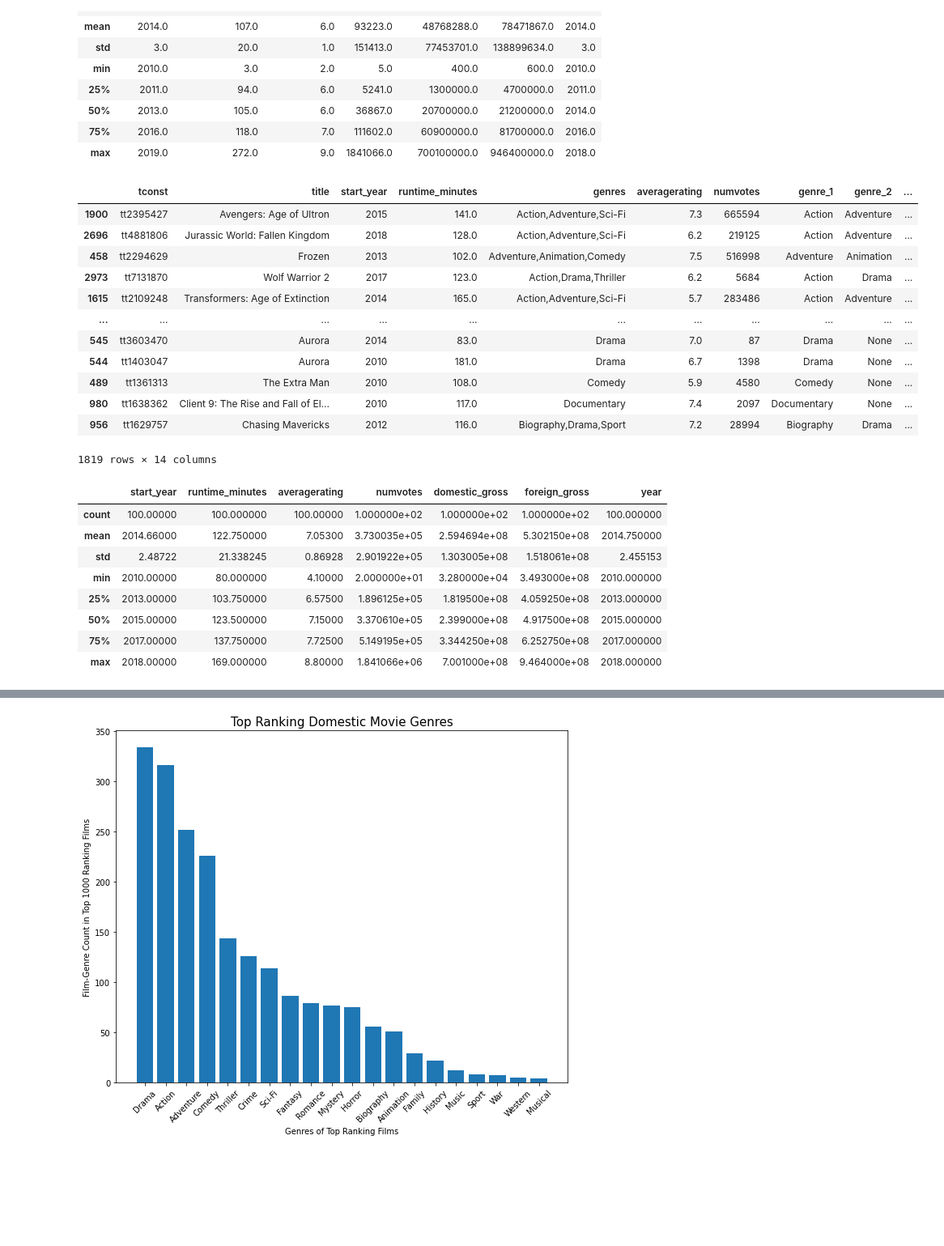
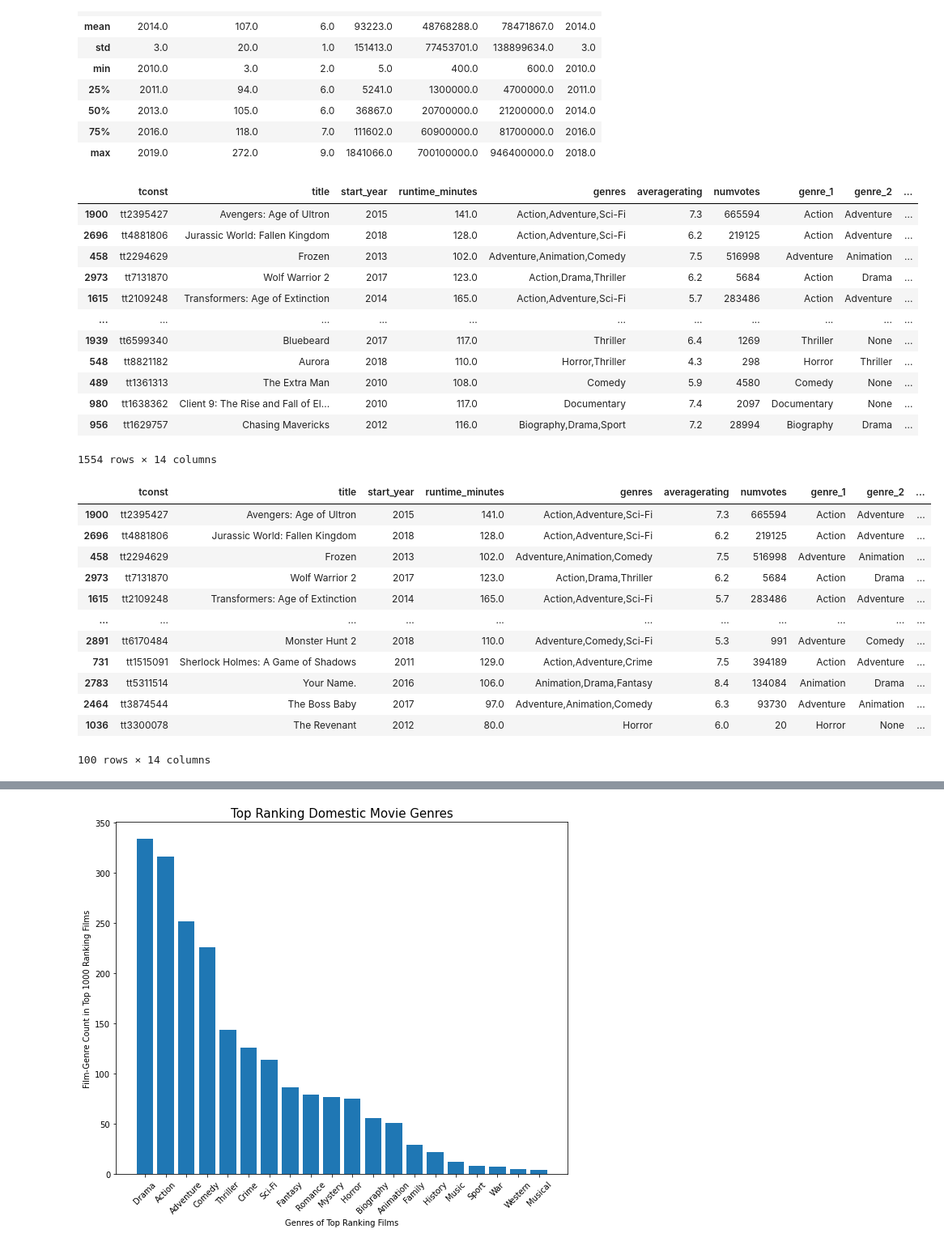
Before and after one commit to smashley-eakland/dsc-project-microsoft-analysis-phase1project, a Jupyter notebook: dsc-phase1project-microsoftmoviestudioanalysis-eakland.ipynb, the cells around one changed output, grey strips where cells are left out. Shown: that part at 81% size. Cells and saved outputs as stored; diff of their text form; code cells hidden in the pictures; blank space fills up the shorter version.

```diff
--- a/dsc-phase1project-microsoftmoviestudioanalysis-eakland.ipynb
+++ b/dsc-phase1project-microsoftmoviestudioanalysis-eakland.ipynb
@@ -584,6 +583,9 @@ foreign_films_df.describe().round()
 top_ten_foreign_films = foreign_films_df.sort_values(by=['foreign_gross'], ascending=False)
 #Genre counts for top_ten_foreign_films[['genre_1', 'genre_2', 'genre_3']].stack().value_counts()
 top_ten_foreign_films.drop(index=[456,457], inplace=True) #dropping duplicate Frozen values
+top_ten_foreign_films.loc[top_ten_foreign_films.duplicated(subset=['title'])]
+#dropping duplicate values
+top_ten_foreign_films.drop_duplicates(subset=['title'], inplace=True)
 top_ten_foreign_films
 # %% [output]
 |  | tconst | title | start_year | runtime_minutes | genres | averagerating | numvotes | genre_1 | genre_2 | ... |
@@ -593,28 +595,29 @@ top_ten_foreign_films
 | 2973 | tt7131870 | Wolf Warrior 2 | 2017 | 123.0 | Action,Drama,Thriller | 6.2 | 5684 | Action | Drama | ... |
 | 1615 | tt2109248 | Transformers: Age of Extinction | 2014 | 165.0 | Action,Adventure,Sci-Fi | 5.7 | 283486 | Action | Adventure | ... |
 | ... | ... | ... | ... | ... | ... | ... | ... | ... | ... | ... |
-| 545 | tt3603470 | Aurora | 2014 | 83.0 | Drama | 7.0 | 87 | Drama | None | ... |
-| 544 | tt1403047 | Aurora | 2010 | 181.0 | Drama | 6.7 | 1398 | Drama | None | ... |
+| 1939 | tt6599340 | Bluebeard | 2017 | 117.0 | Thriller | 6.4 | 1269 | Thriller | None | ... |
+| 548 | tt8821182 | Aurora | 2018 | 110.0 | Horror,Thriller | 4.3 | 298 | Horror | Thriller | ... |
 | 489 | tt1361313 | The Extra Man | 2010 | 108.0 | Comedy | 5.9 | 4580 | Comedy | None | ... |
 | 980 | tt1638362 | Client 9: The Rise and Fall of El... | 2010 | 117.0 | Documentary | 7.4 | 2097 | Documentary | None | ... |
 | 956 | tt1629757 | Chasing Mavericks | 2012 | 116.0 | Biography,Drama,Sport | 7.2 | 28994 | Biography | Drama | ... |
-1819 rows × 14 columns
+1554 rows × 14 columns
 # %%
-top_ten_foreign_films.loc[top_ten_foreign_films.duplicated(subset=['title'])]
-#dropping duplicate values
-top_ten_foreign_films.drop_duplicates(subset=['title'], inplace=True)
 top_hundo_ff = top_ten_foreign_films.sort_values(by=['foreign_gross'], ascending=False).head(100)
-top_hundo_ff.describe()
+top_hundo_ff
 # %% [output]
-|  | start_year | runtime_minutes | averagerating | numvotes | domestic_gross | foreign_gross | year |
-| count | 100.00000 | 100.000000 | 100.00000 | 1.000000e+02 | 1.000000e+02 | 1.000000e+02 | 100.000000 |
-| mean | 2014.66000 | 122.750000 | 7.05300 | 3.730035e+05 | 2.594694e+08 | 5.302150e+08 | 2014.750000 |
-| std | 2.48722 | 21.338245 | 0.86928 | 2.901922e+05 | 1.303005e+08 | 1.518061e+08 | 2.455153 |
-| min | 2010.00000 | 80.000000 | 4.10000 | 2.000000e+01 | 3.280000e+04 | 3.493000e+08 | 2010.000000 |
-| 25% | 2013.00000 | 103.750000 | 6.57500 | 1.896125e+05 | 1.819500e+08 | 4.059250e+08 | 2013.000000 |
-| 50% | 2015.00000 | 123.500000 | 7.15000 | 3.370610e+05 | 2.399000e+08 | 4.917500e+08 | 2015.000000 |
-| 75% | 2017.00000 | 137.750000 | 7.72500 | 5.149195e+05 | 3.344250e+08 | 6.252750e+08 | 2017.000000 |
-| max | 2018.00000 | 169.000000 | 8.80000 | 1.841066e+06 | 7.001000e+08 | 9.464000e+08 | 2018.000000 |
+|  | tconst | title | start_year | runtime_minutes | genres | averagerating | numvotes | genre_1 | genre_2 | ... |
+| 1900 | tt2395427 | Avengers: Age of Ultron | 2015 | 141.0 | Action,Adventure,Sci-Fi | 7.3 | 665594 | Action | Adventure | ... |
+| 2696 | tt4881806 | Jurassic World: Fallen Kingdom | 2018 | 128.0 | Action,Adventure,Sci-Fi | 6.2 | 219125 | Action | Adventure | ... |
+| 458 | tt2294629 | Frozen | 2013 | 102.0 | Adventure,Animation,Comedy | 7.5 | 516998 | Adventure | Animation | ... |
+| 2973 | tt7131870 | Wolf Warrior 2 | 2017 | 123.0 | Action,Drama,Thriller | 6.2 | 5684 | Action | Drama | ... |
+| 1615 | tt2109248 | Transformers: Age of Extinction | 2014 | 165.0 | Action,Adventure,Sci-Fi | 5.7 | 283486 | Action | Adventure | ... |
+| ... | ... | ... | ... | ... | ... | ... | ... | ... | ... | ... |
+| 2891 | tt6170484 | Monster Hunt 2 | 2018 | 110.0 | Adventure,Comedy,Sci-Fi | 5.3 | 991 | Adventure | Comedy | ... |
+| 731 | tt1515091 | Sherlock Holmes: A Game of Shadows | 2011 | 129.0 | Action,Adventure,Crime | 7.5 | 394189 | Action | Adventure | ... |
+| 2783 | tt5311514 | Your Name. | 2016 | 106.0 | Animation,Drama,Fantasy | 8.4 | 134084 | Animation | Drama | ... |
+| 2464 | tt3874544 | The Boss Baby | 2017 | 97.0 | Adventure,Animation,Comedy | 6.3 | 93730 | Adventure | Animation | ... |
+| 1036 | tt3300078 | The Revenant | 2012 | 80.0 | Horror | 6.0 | 20 | Horror | None | ... |
+100 rows × 14 columns
 # %% [markdown]
 ## Data Modeling
 
```
Also changed, not shown: parts of 11 cells of this notebook, 3 other files.
